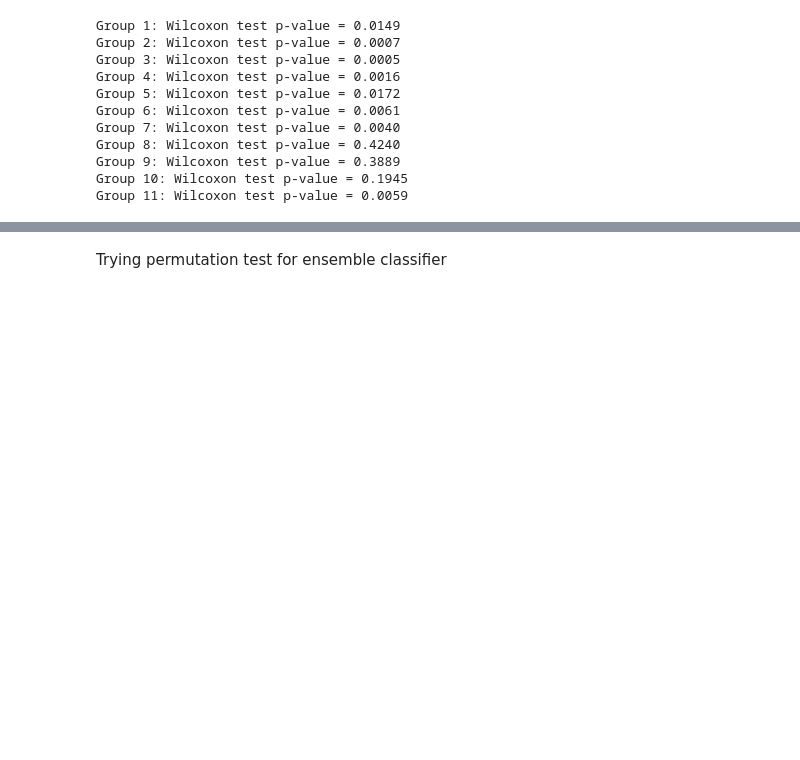
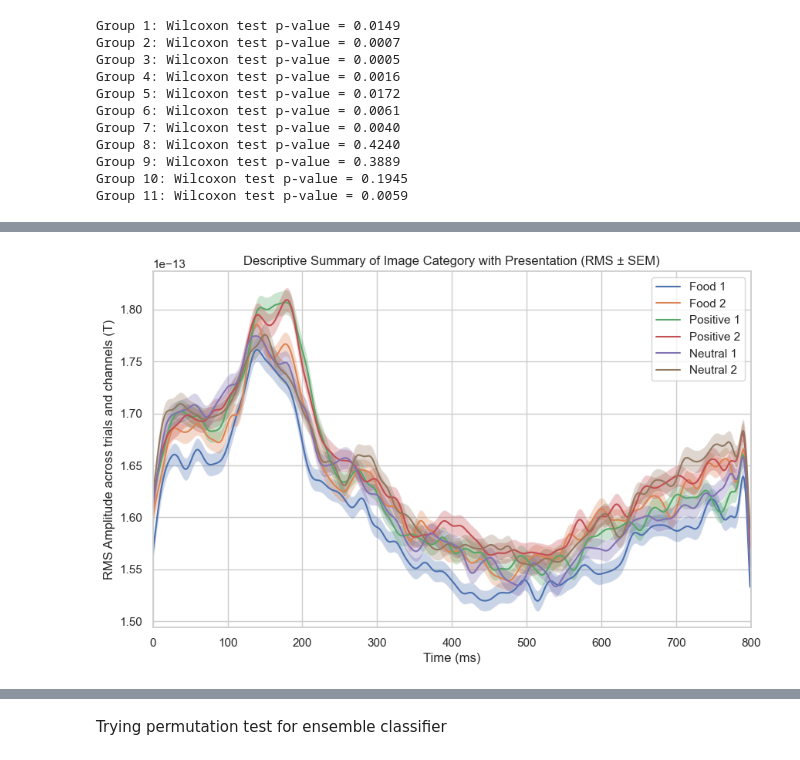
Before and after one commit to DonEnricoEsteve/ML_NN_Project, a Jupyter notebook: MEG_decoding.ipynb, the cells around one changed output, grey strips where cells are left out. Saved outputs shown, nothing was run; the diff lists cells and outputs as text; code cells hidden in the pictures; blank space fills up the shorter version.

```diff
--- a/MEG_decoding.ipynb
+++ b/MEG_decoding.ipynb
@@ -1478,0 +1627,22 @@ Group 11: Wilcoxon test p-value = 0.0059
+# %%
+conditions = ["food_1", "food_2", "positive_1", "positive_2", "neutral_1", "neutral_2"]
+labels = ['Food 1', "Food 2", "Positive 1", "Positive 2", "Neutral 1", "Neutral 2"]
+
+plt.figure(figsize=(10, 6))
+
+# Plotting the summary statistics
+time_points = np.arange(final_rms[conditions[0]].shape[0])  # Assuming time dimension is the same across conditions
+
+for condition, label in zip(conditions, labels):
+    plt.plot(time_points, final_rms[condition], label=label)
+    plt.fill_between(time_points, final_rms[condition] - final_sem[condition],
+                     final_rms[condition] + final_sem[condition], alpha=0.3)
+
+plt.xlabel('Time (ms)')
+plt.ylabel('RMS Amplitude across trials and channels (T)')
+plt.title('Descriptive Summary of Image Category with Presentation (RMS ± SEM)')
+plt.legend(loc='upper right')
+plt.xlim(0, time_truncate_ms)  # Truncate the x-axis to 800 ms
+plt.show()
+# %% [output]
+[figure, added]
```
Also changed, not shown: parts of 11 cells of this notebook.
